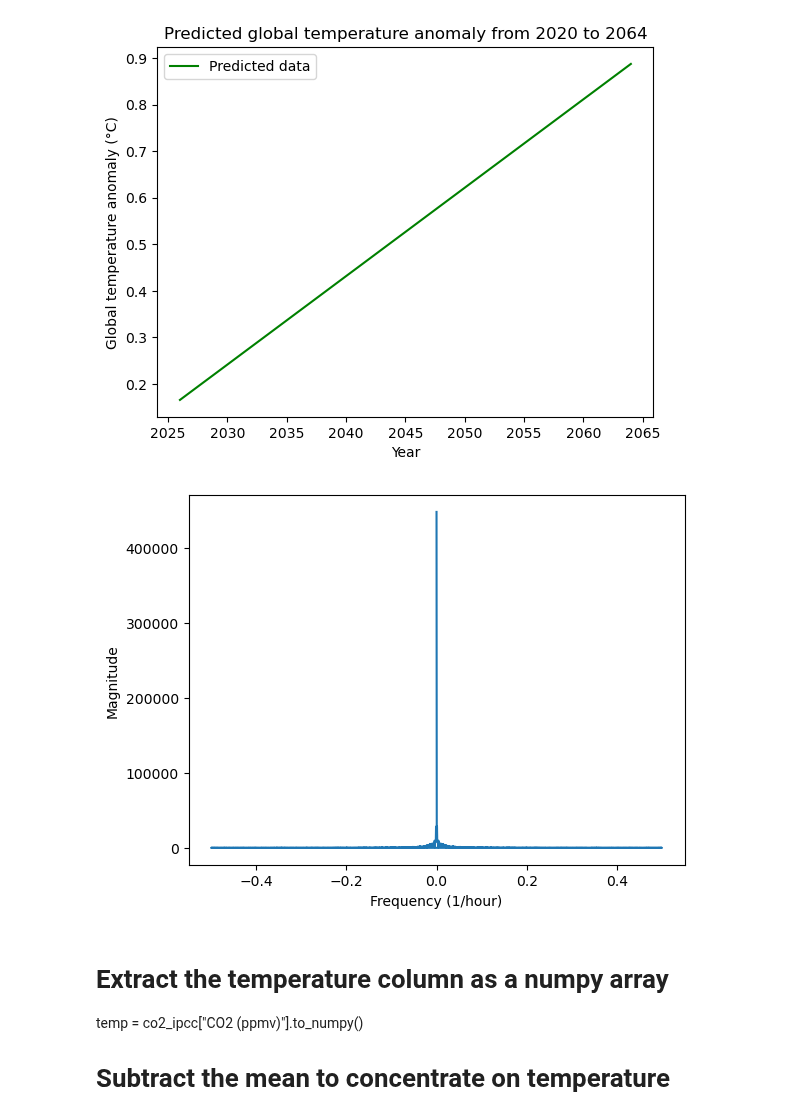
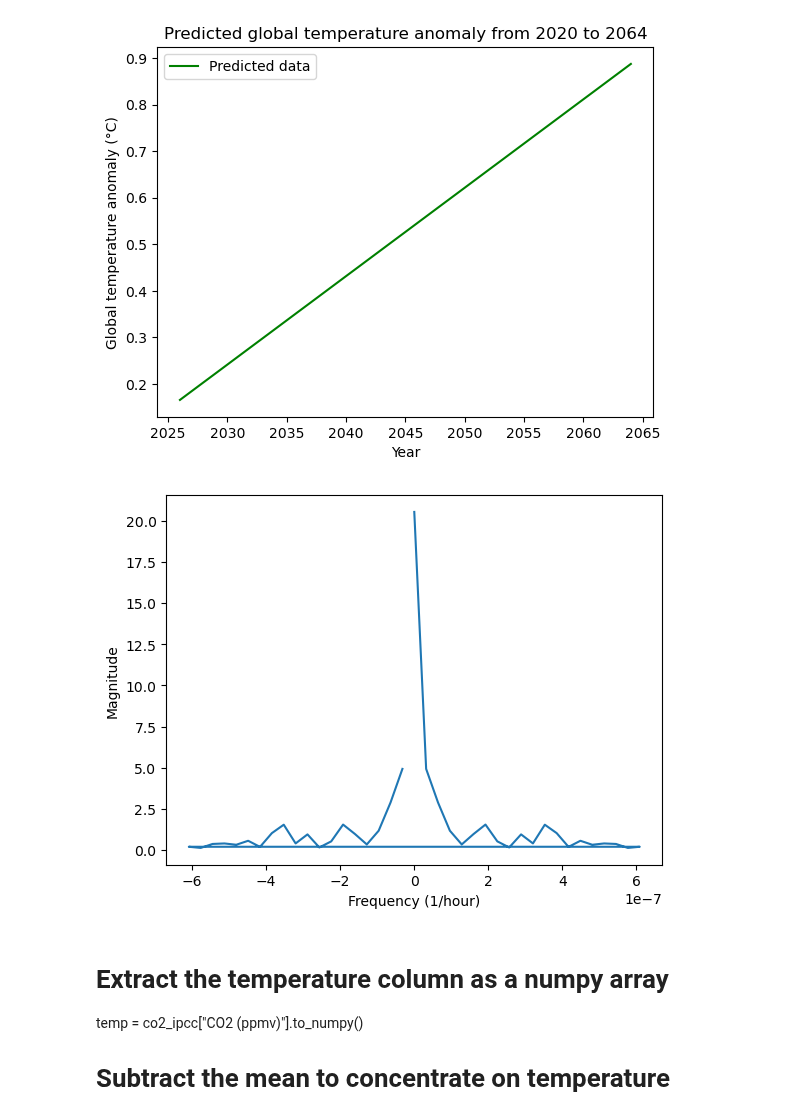
Before and after one commit to dectan/Programming-for-Data-Analysis-Project-2, a Jupyter notebook: Project 2.ipynb, the cells around one changed output. Drawn from its saved outputs; the diff is of its cells as text; code cells hidden in the pictures.

```diff
--- a/Project 2.ipynb
+++ b/Project 2.ipynb
@@ -1100,25 +1100,25 @@ plt.show()
 # %%
 #temp = pd.read_csv("temp_data.csv")
 
 # Extract the CO2 column as a numpy array
-y = co2_ipcc["CO2 (ppmv)"].to_numpy()
+y = mean_temp_anomaly['anomaly'].to_numpy()
 
 # Assume the data is sampled at a constant rate of 1 hour
-T = 1.0 # Sample spacing
+T = 800000.0 # Sample spacing
 N = len(y) # Number of sample points
 
 # Compute the Fourier transform and the frequencies
 yf = fft(y) # Fourier transform
 xf = fftfreq(N, T) # Frequencies
 
 # Plot the magnitude of the Fourier transform
 import matplotlib.pyplot as plt
 plt.plot(xf, np.abs(yf))
 plt.xlabel("Frequency (1/hour)")
 plt.ylabel("Magnitude")
 plt.show()
 # %% [output]
-[figure, old version]
+[figure, new version]
 # %% [markdown]
 # Extract the temperature column as a numpy array
 temp = co2_ipcc["CO2 (ppmv)"].to_numpy()
```
Also changed, not shown: parts of 6 cells of this notebook, 9 other files.
